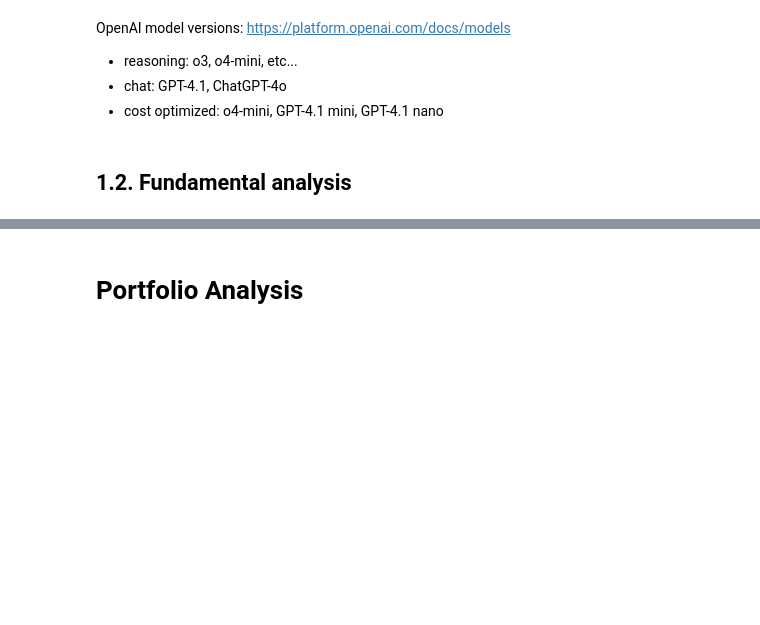
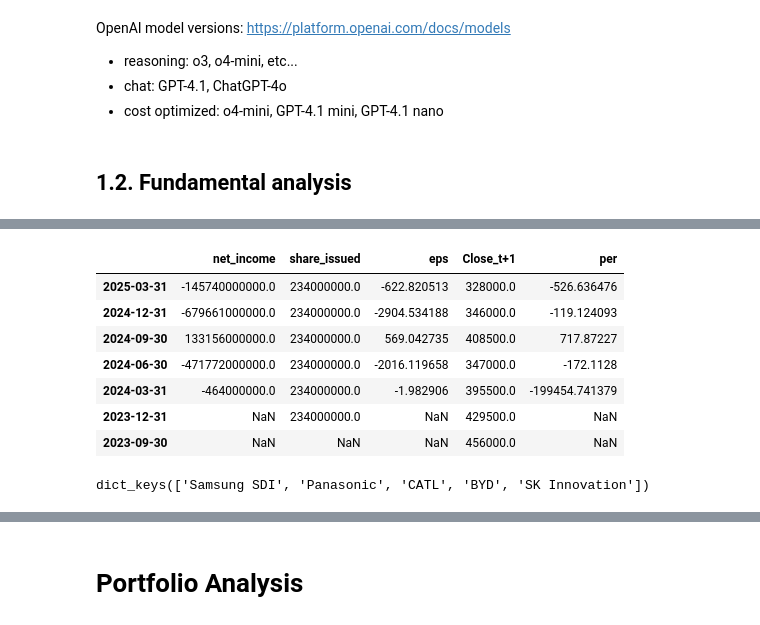
Before and after one commit to HaneulKim214/Lucerna, a Jupyter notebook: Lucerna.ipynb, the cells around one changed output, grey strips where cells are left out. Cells and saved outputs as stored; diff of their text form; code cells hidden in the pictures; blank space fills up the shorter version.

```diff
--- a/Lucerna.ipynb
+++ b/Lucerna.ipynb
@@ -98,6 +137,8 @@ end_date = date.today()
 st_date = end_date - timedelta(days=365*n_years)
 # %%
 stock_price_df = get_stock_price(ticker, st_date, end_date, interval='1d', timezone=False)
+# %%
+stock_info['price_df'] = stock_price_df
 # %% [markdown]
 ## 1.1. stock prices and basic info
 1. Stock price plot (5y so that user can dynamically change ranges)
@@ -192,4 +235,0 @@ compt_list
-# %%
-for competitor_ticker in compt_list:
-    ticker = yf.Ticker(competitor_ticker)
-    break
@@ -219,8 +255,11 @@ client.models
 # %% [markdown]
 ## 1.2. Fundamental analysis
 # %%
-# fill non-market day with NaN. This is to easily combine price data with financials.
-# stock_price_df = fill_dates(stock_price_df, fill_value=np.nan)
-per_df = get_per_df(ticker, stock_price_df, freq='quarterly')
+freq = 'yearly'
+# freq = 'quarterly'
+
+net_income = ticker.get_income_stmt(freq=freq).loc['NetIncome']
+share_issued = ticker.get_balance_sheet(freq=freq).loc['ShareIssued']
+per_df = get_per_df(ticker, stock_price_df, net_income, share_issued)
 # %% [output]
 # of filled recent rows: 1
@@ -238,0 +407,11 @@ per_df
+# %%
+stock_info['fundamental_analysis_df']
+# %% [output]
+|  | net_income | share_issued | eps | Close_t+1 | per |
+| 2025-03-31 | -145740000000.0 | 234000000.0 | -622.820513 | 328000.0 | -526.636476 |
+| 2024-12-31 | -679661000000.0 | 234000000.0 | -2904.534188 | 346000.0 | -119.124093 |
+| 2024-09-30 | 133156000000.0 | 234000000.0 | 569.042735 | 408500.0 | 717.87227 |
+| 2024-06-30 | -471772000000.0 | 234000000.0 | -2016.119658 | 347000.0 | -172.1128 |
+| 2024-03-31 | -464000000.0 | 234000000.0 | -1.982906 | 395500.0 | -199454.741379 |
+| 2023-12-31 | NaN | 234000000.0 | NaN | 429500.0 | NaN |
+| 2023-09-30 | NaN | NaN | NaN | 456000.0 | NaN |
@@ -238,0 +420,4 @@ per_df
+# %%
+competitors.keys()
+# %% [output]
+dict_keys(['Samsung SDI', 'Panasonic', 'CATL', 'BYD', 'SK Innovation'])
```
Also changed, not shown: parts of 34 cells of this notebook, 6 other files.
